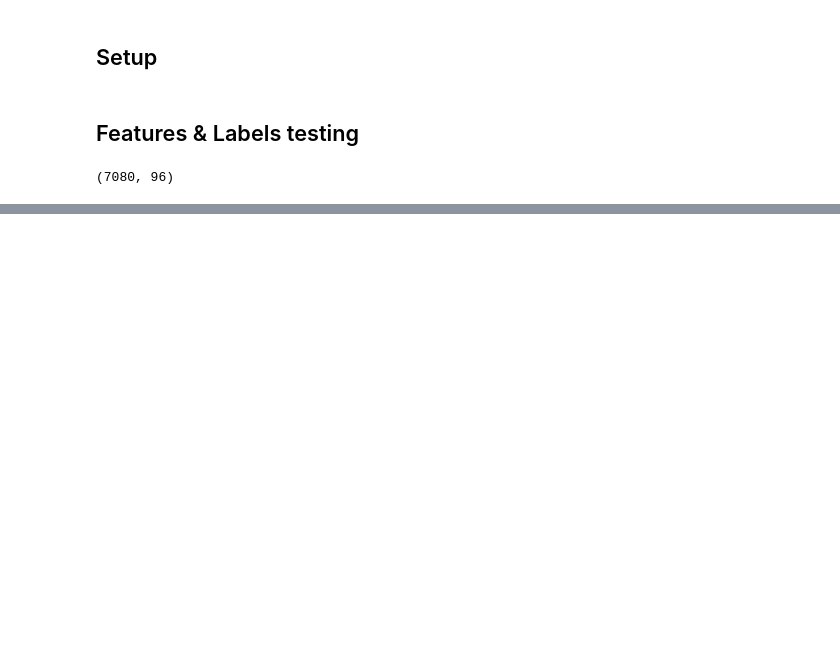
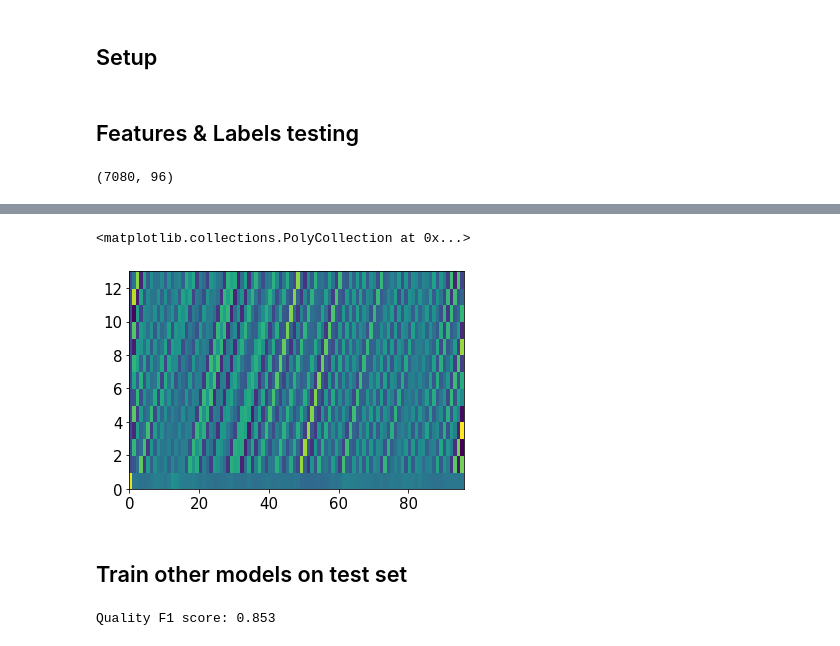
Before and after one commit to tristanlmiller/auto-guitar-tabs, a Jupyter notebook: Logistic Regression model.ipynb, the cells around one changed output, grey strips where cells are left out. Drawn from its saved outputs; the diff is of its cells as text; code cells hidden in the pictures; blank space fills up the shorter version.

```diff
--- a/Logistic Regression model.ipynb
+++ b/Logistic Regression model.ipynb
@@ -97,0 +139,7 @@ print((7-1)**2)
+# %%
+plt.pcolor(root_model.coef_)
+# %% [output]
+<matplotlib.collections.PolyCollection at 0x...>
+[figure, added]
+# %% [markdown]
+## Train other models on test set
@@ -97,0 +149,12 @@ print((7-1)**2)
+# %%
+quality_model = sklearn.linear_model.LogisticRegression(class_weight=None,multi_class='ovr',
+                                                solver='lbfgs', max_iter=200)
+
+quality_model.fit(standard_features_play, standard_labels_play[:,1]);
+standard_predict_play = quality_model.predict(standard_features_play)
+
+print(f"Quality F1 score: {sklearn.metrics.f1_score(standard_predict_play,standard_labels_play[:,1],average='weighted'):.3f}")
+
+quality_c_mat = sklearn.metrics.confusion_matrix(standard_predict_play,standard_labels_play[:,1])
+# %% [output]
+Quality F1 score: 0.853
```
Also changed, not shown: parts of 27 cells of this notebook, 1 other file.
